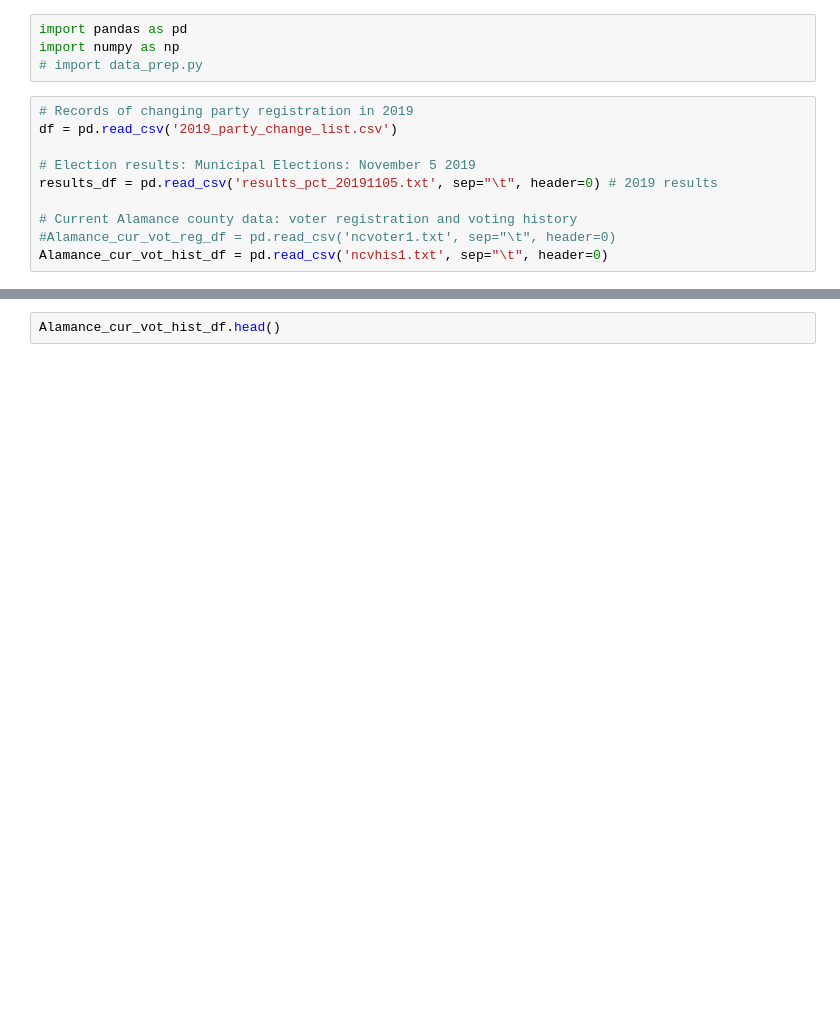
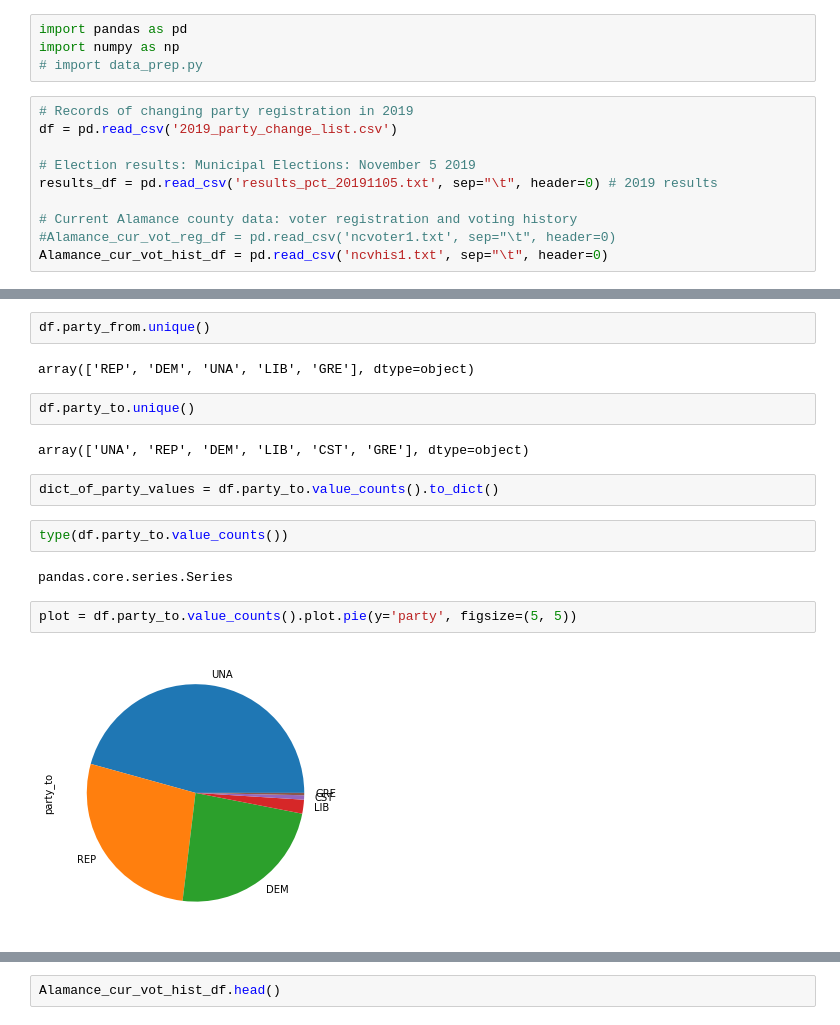
Before and after one commit to StevenDye/NC-Predicting-Political-Party-Changes, a Jupyter notebook: Master_Notebook_Irv.ipynb, the cells around one changed output, grey strips where cells are left out. Saved outputs shown, nothing was run; the diff lists cells and outputs as text; blank space fills up the shorter version.

```diff
--- a/Master_Notebook_Irv.ipynb
+++ b/Master_Notebook_Irv.ipynb
@@ -27,0 +37,18 @@ Alamance_cur_vot_hist_df = pd.read_csv('ncvhis1.txt', sep="\t", header=0)
+# %%
+df.party_from.unique()
+# %% [output]
+array(['REP', 'DEM', 'UNA', 'LIB', 'GRE'], dtype=object)
+# %%
+df.party_to.unique()
+# %% [output]
+array(['UNA', 'REP', 'DEM', 'LIB', 'CST', 'GRE'], dtype=object)
+# %%
+dict_of_party_values = df.party_to.value_counts().to_dict()
+# %%
+type(df.party_to.value_counts())
+# %% [output]
+pandas.core.series.Series
+# %%
+plot = df.party_to.value_counts().plot.pie(y='party', figsize=(5, 5))
+# %% [output]
+[figure, added]
```
Also changed, not shown: parts of 7 cells of this notebook.
